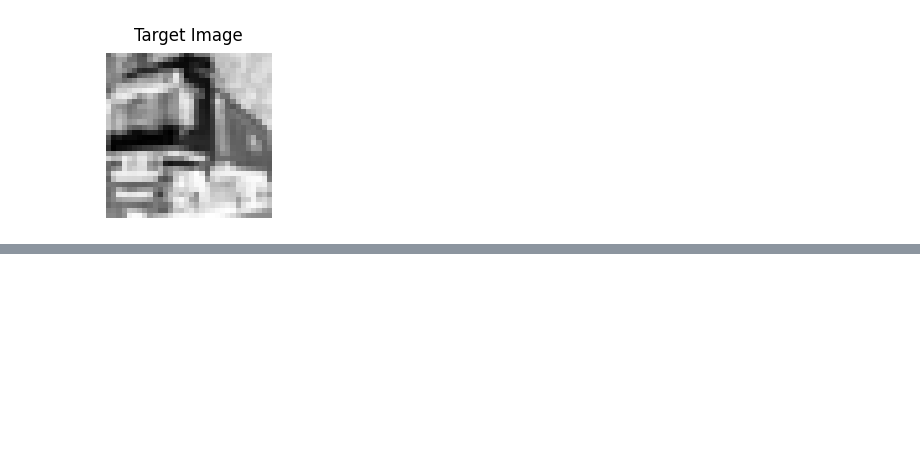
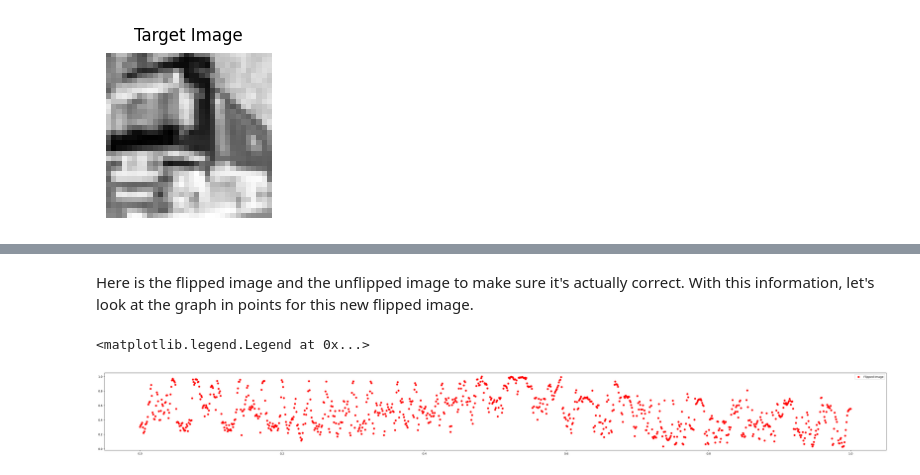
Before and after one commit to LoneCoder21/machine_learning, a Jupyter notebook: multi_linear_regression/fourier_compression.ipynb, the cells around one changed output, grey strips where cells are left out. Saved outputs shown, nothing was run; the diff lists cells and outputs as text; code cells hidden in the pictures; blank space fills up the shorter version.

```diff
--- a/multi_linear_regression/fourier_compression.ipynb
+++ b/multi_linear_regression/fourier_compression.ipynb
@@ -175,0 +200,9 @@ ax.legend()
+# %% [markdown]
+Here is the flipped image and the unflipped image to make sure it's actually correct. With this information, let's look at the graph in points for this new flipped image.
+# %%
+fig,ax = plt.subplots(figsize=(50,5))
+ax.scatter(xcoordinates.flatten(), targetimageflip, color="r",label="Flipped Image")
+ax.legend()
+# %% [output]
+<matplotlib.legend.Legend at 0x...>
+[figure, added]
```
Also changed, not shown: parts of 36 cells of this notebook.
